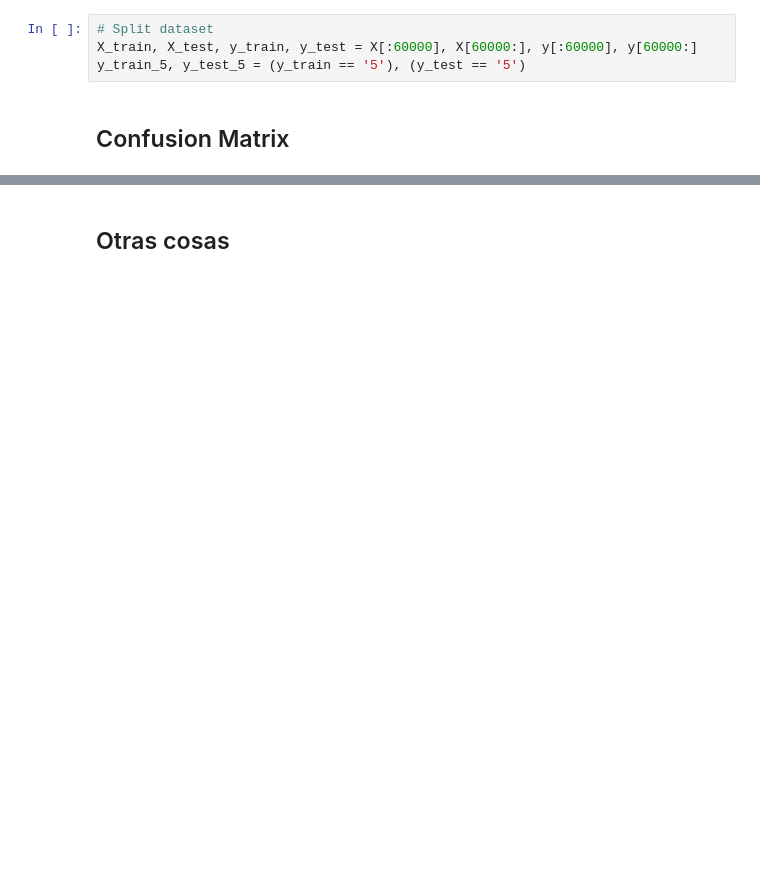
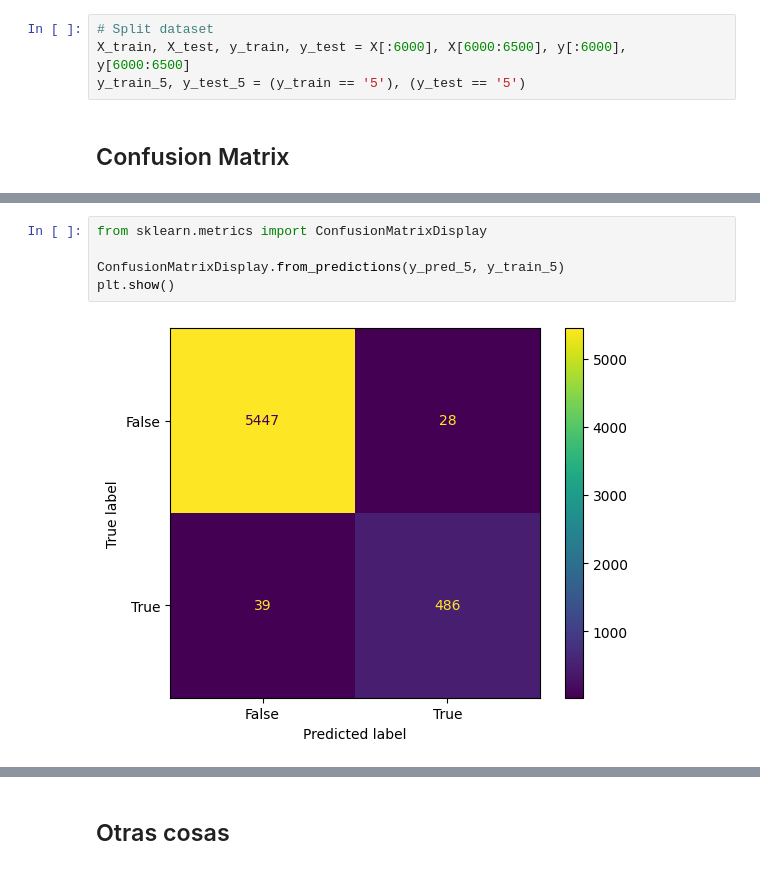
Before and after one commit to Edd17369/machine-learning, a Jupyter notebook: geron_Classification.ipynb, the cells around one changed output, grey strips where cells are left out. Saved outputs shown, nothing was run; the diff lists cells and outputs as text; blank space fills up the shorter version.

```diff
--- a/geron_Classification.ipynb
+++ b/geron_Classification.ipynb
@@ -38,7 +38,7 @@ Text(0.5, 1.0, '9')
 [figure]
 # %%
 # Split dataset
-X_train, X_test, y_train, y_test = X[:60000], X[60000:], y[:60000], y[60000:]
+X_train, X_test, y_train, y_test = X[:6000], X[6000:6500], y[:6000], y[6000:6500]
 y_train_5, y_test_5 = (y_train == '5'), (y_test == '5')
 # %% [markdown]
 ## Confusion Matrix
@@ -64,0 +77,7 @@ print(confusion_matrix(y_pred_5d, y_train_5))
+# %%
+from sklearn.metrics import ConfusionMatrixDisplay
+
+ConfusionMatrixDisplay.from_predictions(y_pred_5, y_train_5)
+plt.show()
+# %% [output]
+[figure, added]
```
Also changed, not shown: parts of 15 cells of this notebook, 1 other file.
